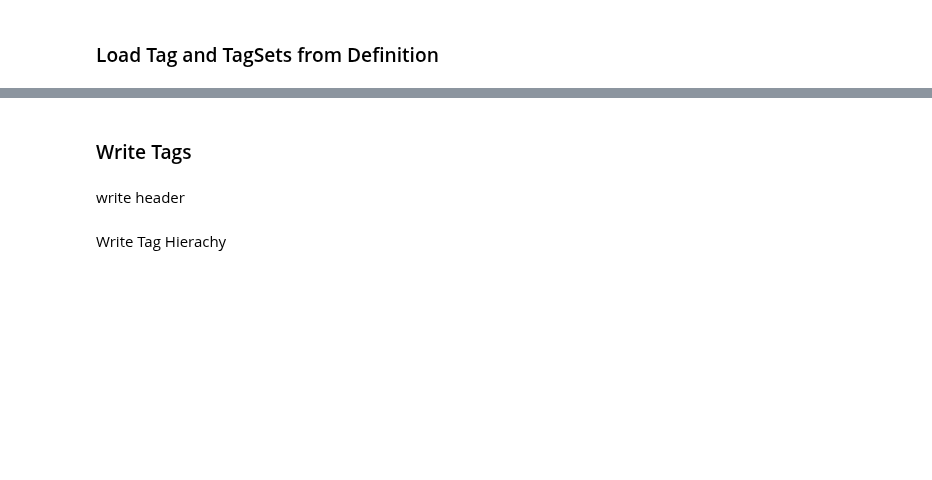
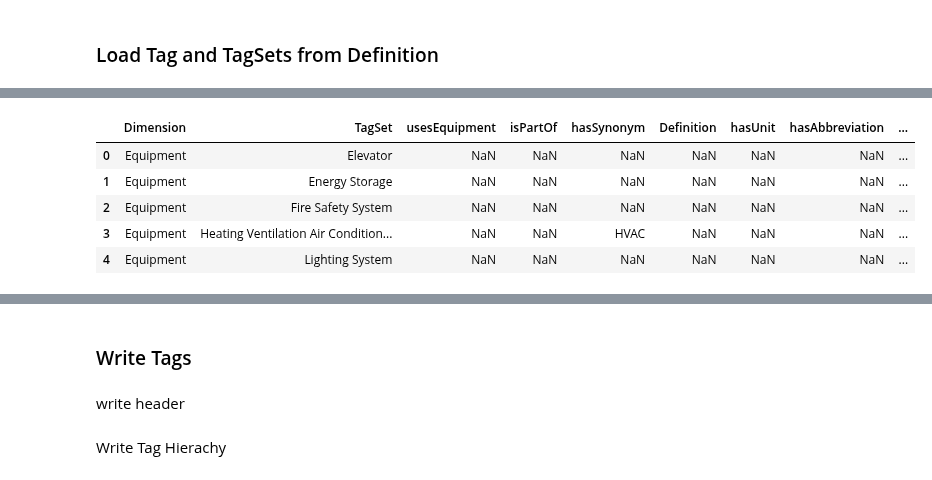
Before and after one commit to BrickSchema/Brick, a Jupyter notebook: src/BuildBrick.ipynb, the cells around one changed output, grey strips where cells are left out. Drawn from its saved outputs; the diff is of its cells as text; code cells hidden in the pictures; blank space fills up the shorter version.

```diff
--- a/src/BuildBrick.ipynb
+++ b/src/BuildBrick.ipynb
@@ -42,19 +56,26 @@ dfTags.head()
 # %%
-dfTagSets=pd.read_excel('Schema Engineering.xlsx',"TagSets")
+dfTagSets=pd.read_csv('TagSets.csv')
 schemaTagSets=set()
 for ts in pd.unique(dfTagSets.TagSet.dropna().ravel()):
   schemaTagSets.add(ts.replace(' ','_'))
 for ts in pd.unique(dfTagSets.hasSynonym.dropna().ravel()):
   for ts2 in ts.split(","):
    schemaTagSets.add(ts2.replace(' ','_'))
 for row in pd.unique(dfTagSets.usesEquipment.dropna().ravel()):
   for ts in row.split(';'):
     schemaTagSets.add(ts.replace(' ','_'))
 for row in pd.unique(dfTagSets.isPartOf.dropna().ravel()):
   for ts in row.split(';'):
     schemaTagSets.add(ts.replace(' ','_'))
 len(schemaTagSets)
 dfTagSets.head()
+# %% [output]
+|  | Dimension | TagSet | usesEquipment | isPartOf | hasSynonym | Definition | hasUnit | hasAbbreviation | ... |
+| 0 | Equipment | Elevator | NaN | NaN | NaN | NaN | NaN | NaN | ... |
+| 1 | Equipment | Energy Storage | NaN | NaN | NaN | NaN | NaN | NaN | ... |
+| 2 | Equipment | Fire Safety System | NaN | NaN | NaN | NaN | NaN | NaN | ... |
+| 3 | Equipment | Heating Ventilation Air Condition... | NaN | NaN | HVAC | NaN | NaN | NaN | ... |
+| 4 | Equipment | Lighting System | NaN | NaN | NaN | NaN | NaN | NaN | ... |
 # %%
 schemaUsedTags=set()
 schemaTagSetTags={}
```
Also changed, not shown: parts of 6 cells of this notebook, 2 other files.
